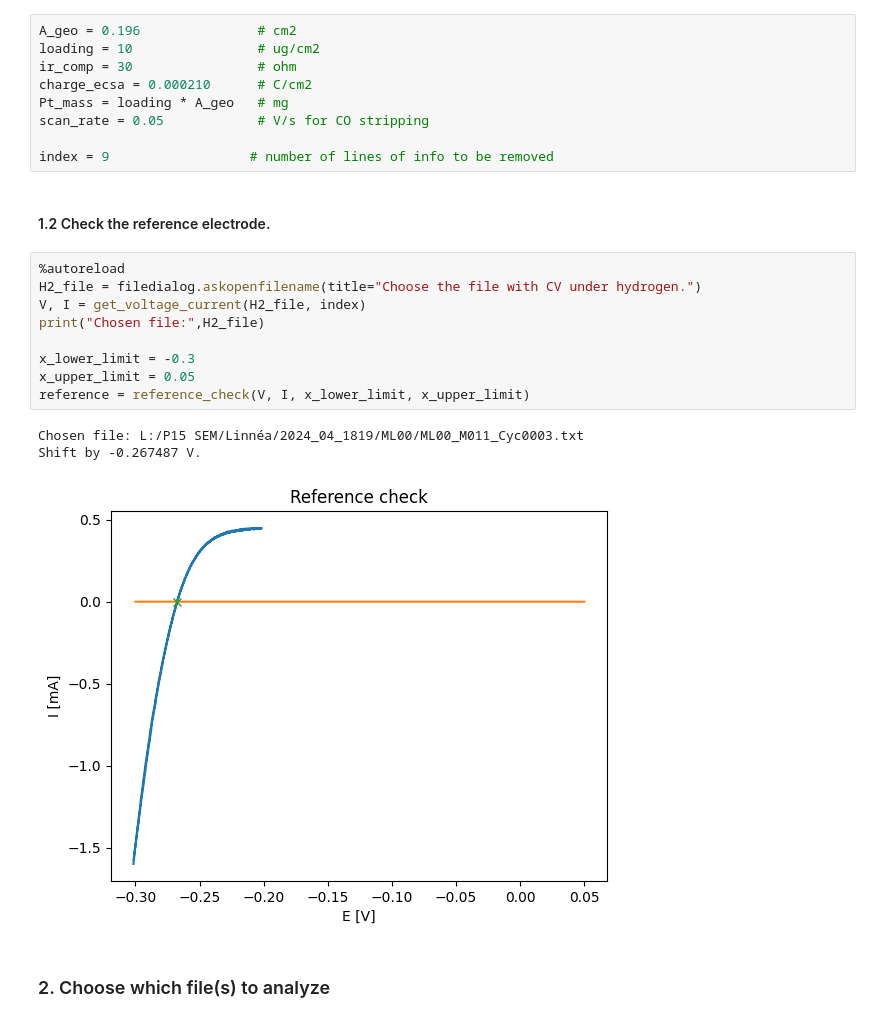
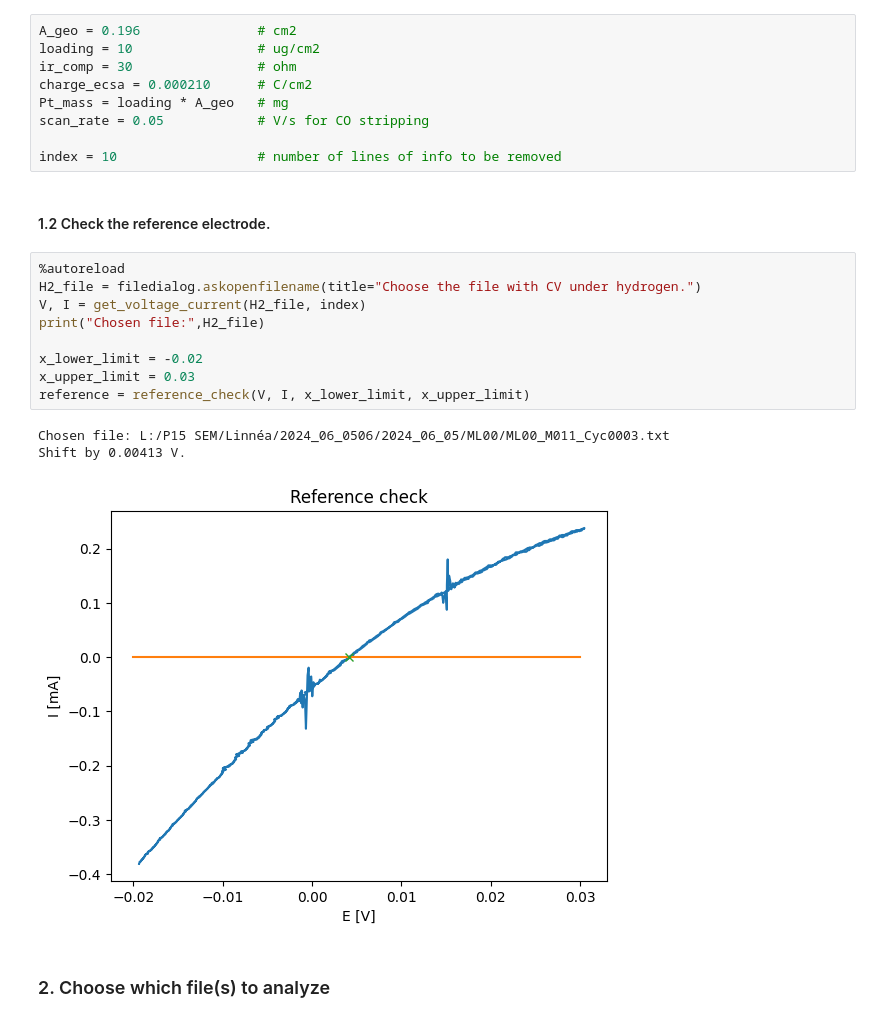
Before and after one commit to linneabjork/RDE_analysis, a Jupyter notebook: run_stability.ipynb, the cells around one changed output. Cells and saved outputs as stored; diff of their text form.

```diff
--- a/run_stability.ipynb
+++ b/run_stability.ipynb
@@ -35,22 +33,22 @@ charge_ecsa = 0.000210      # C/cm2
 Pt_mass = loading * A_geo   # mg
 scan_rate = 0.05            # V/s for CO stripping
 
-index = 9                  # number of lines of info to be removed
+index = 10                  # number of lines of info to be removed
 # %% [markdown]
 #### 1.2 Check the reference electrode.
 # %%
 %autoreload
 H2_file = filedialog.askopenfilename(title="Choose the file with CV under hydrogen.")
 V, I = get_voltage_current(H2_file, index)
 print("Chosen file:",H2_file)
 
-x_lower_limit = -0.3
-x_upper_limit = 0.05
+x_lower_limit = -0.02
+x_upper_limit = 0.03
 reference = reference_check(V, I, x_lower_limit, x_upper_limit)
 # %% [output]
-Chosen file: L:/P15 SEM/Linnéa/2024_04_1819/ML00/ML00_M011_Cyc0003.txt
-Shift by -0.267487 V.
+Chosen file: L:/P15 SEM/Linnéa/2024_06_0506/2024_06_05/ML00/ML00_M011_Cyc0003.txt
+Shift by 0.00413 V.
-[figure, old version]
+[figure, new version]
 # %% [markdown]
 ### 2. Choose which file(s) to analyze
 # %% [markdown]
```
Also changed, not shown: parts of 17 cells of this notebook.
